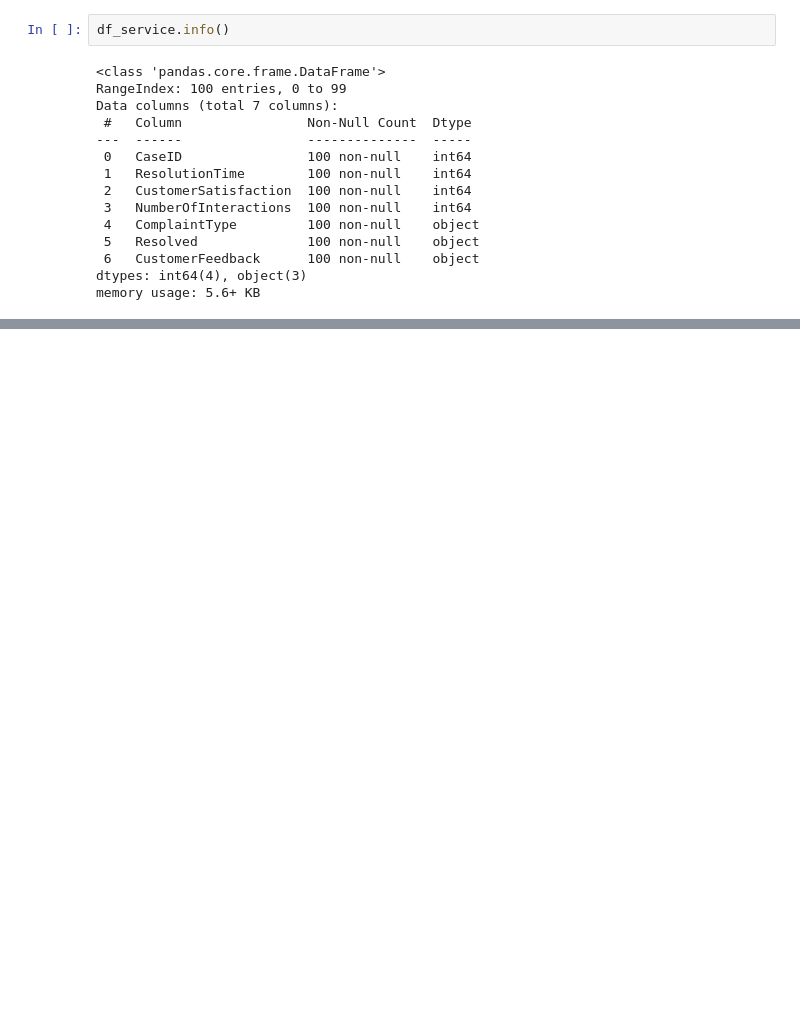
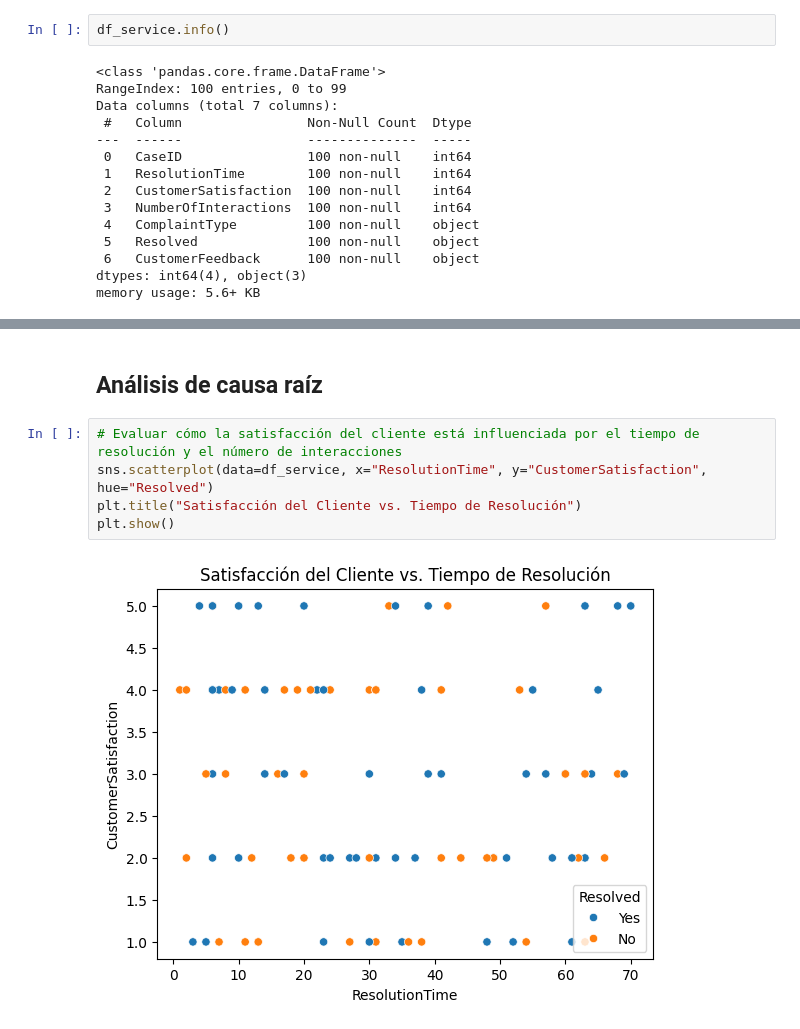
Before and after one commit to JuanVaquiro/folder-quest, a Jupyter notebook: Análisis_conjunto_de_datos.ipynb, the cells around one changed output, grey strips where cells are left out. Cells and saved outputs as stored; diff of their text form; blank space fills up the shorter version.

Commit message:
Analis de causa raiz

```diff
--- a/Análisis_conjunto_de_datos.ipynb
+++ b/Análisis_conjunto_de_datos.ipynb
@@ -233,0 +290,9 @@ memory usage: 5.6+ KB
+# %% [markdown]
+## Análisis de causa raíz
+# %%
+# Evaluar cómo la satisfacción del cliente está influenciada por el tiempo de resolución y el número de interacciones
+sns.scatterplot(data=df_service, x="ResolutionTime", y="CustomerSatisfaction", hue="Resolved")
+plt.title("Satisfacción del Cliente vs. Tiempo de Resolución")
+plt.show()
+# %% [output]
+[figure, added]
```
Also changed, not shown: parts of 28 cells of this notebook.
